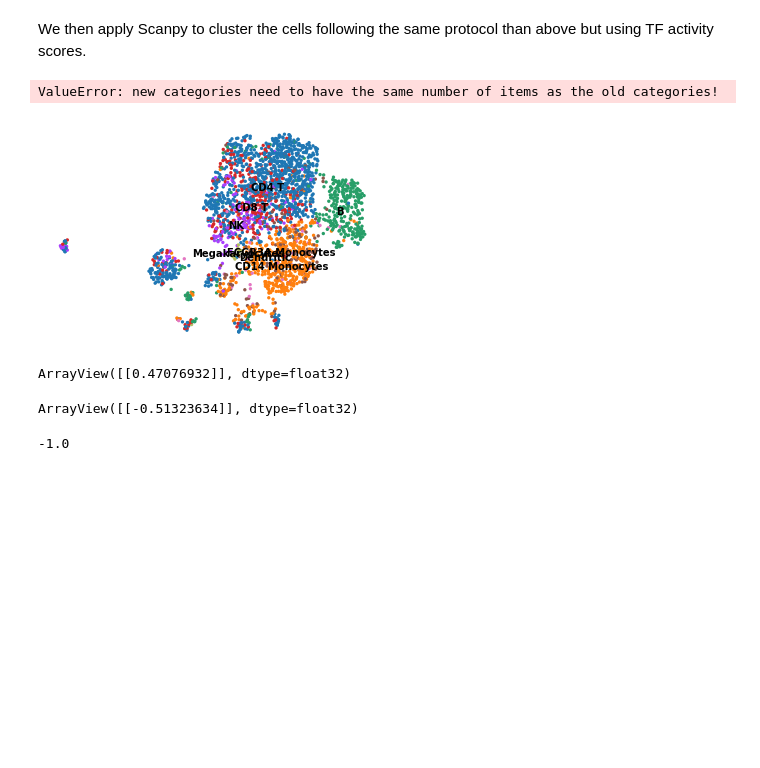
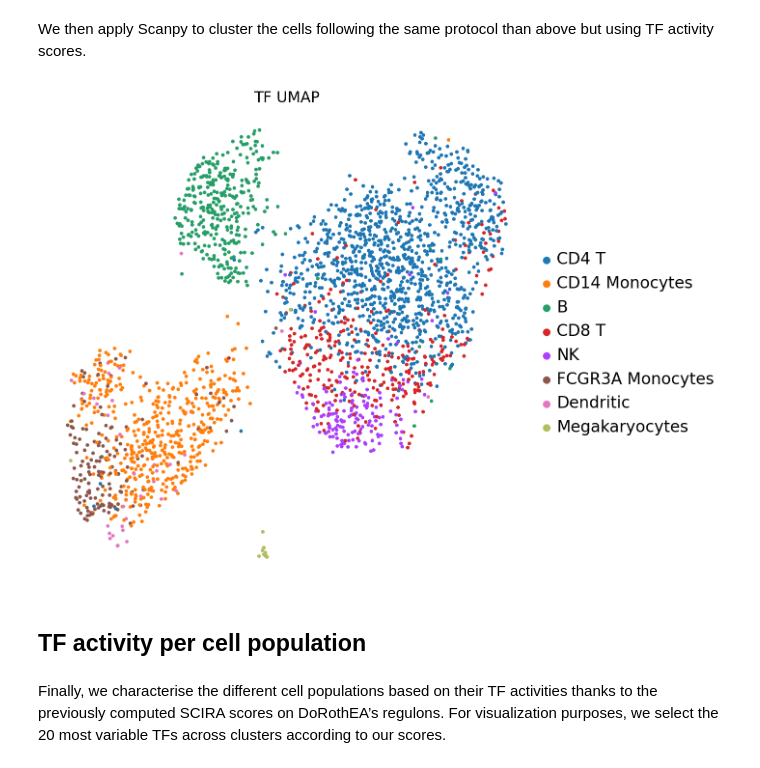
Before and after one commit to saezlab/dorothea-py, a Jupyter notebook: example/single_cell_vignette.ipynb, the cells around one changed output. Cells and saved outputs as stored; diff of their text form; code cells hidden in the pictures; blank space fills up the shorter version.

Commit message:
Updated example notebook with clustering

```diff
--- a/example/single_cell_vignette.ipynb
+++ b/example/single_cell_vignette.ipynb
@@ -106,4 +95,6 @@ new_cluster_names = [
 adata.rename_categories('leiden', new_cluster_names)
 # %%
-sc.pl.umap(adata, color='leiden', legend_loc='on data', title='', frameon=False)
+sc.set_figure_params(figsize=(8,8))
+sc.pl.umap(adata, color='leiden', title='RNA UMAP',
+           frameon=False, legend_fontweight='normal', legend_fontsize=15)
 # %% [output]
@@ -117,6 +108,6 @@ Here, we first run SCIRA on DoRothEA’s regulons to obtain TFs activity, by usi
 # Read Dorothea Regulons for Human
 dorothea_hs = dorothea.load_regulons(['A','B','C'])
 
-# Compute SCIRA scores
-tf_adata = dorothea.run_scira(adata, dorothea_hs)
+# Compute SCIRA scores, returns an AnnData object with TF activities intead of gene expresion
+tf_adata = dorothea.run_scira(adata, dorothea_hs, norm='c')
 # %% [output]
@@ -127,32 +118,18 @@ We then apply Scanpy to cluster the cells following the same protocol than above
 # %%
 sc.pp.scale(tf_adata, max_value=10)
 sc.tl.pca(tf_adata, svd_solver='arpack')
-sc.pp.neighbors(tf_adata, n_neighbors=10, n_pcs=10)
+sc.pp.neighbors(tf_adata, n_neighbors=10, n_pcs=40)
 sc.tl.umap(tf_adata)
-sc.tl.leiden(tf_adata, resolution = 0.5)
-new_cluster_names = [
-    'CD4 T', 'CD14 Monocytes',
-    'B', 'CD8 T',
-    'NK', 'FCGR3A Monocytes',
-    'Dendritic', 'Megakaryocytes']
-tf_adata.rename_categories('leiden', new_cluster_names)
+# We transfer the labels found in the previous clustering
+tf_adata.obs["cell_type"] = adata.obs.leiden
-# %% [output]
-ValueError: new categories need to have the same number of items as the old categories!
-# %%
-tf_adata.obs.leiden = adata.obs.leiden
 # %%
-sc.pl.umap(tf_adata, color='leiden', legend_loc='on data', title='', frameon=False)
+sc.set_figure_params(figsize=(8,8))
+sc.pl.umap(tf_adata, color='cell_type', title='TF UMAP',
+           frameon=False, legend_fontweight='normal', legend_fontsize=15)
 # %% [output]
-[figure, old version]
+[figure, new version]
-# %%
-tf_adata['AAACGCTGTTTCTG-1', 'AR'].X
-# %% [output]
-ArrayView([[0.47076932]], dtype=float32)
-# %%
-tf_adata['AAACATTGAGCTAC-1', 'AHR'].X
-# %% [output]
-ArrayView([[-0.51323634]], dtype=float32)
-# %%
-dorothea_hs.loc["ADCY3"]["ZNF263"]
-# %% [output]
--1.0
+# %% [markdown]
+## TF activity per cell population
+# %% [markdown]
+Finally, we characterise the different cell populations based on their TF activities thanks to the previously computed SCIRA scores on DoRothEA’s regulons.
+For visualization purposes, we select the 20 most variable TFs across clusters according to our scores.
```
Also changed, not shown: parts of 7 cells of this notebook, 2 other files.
